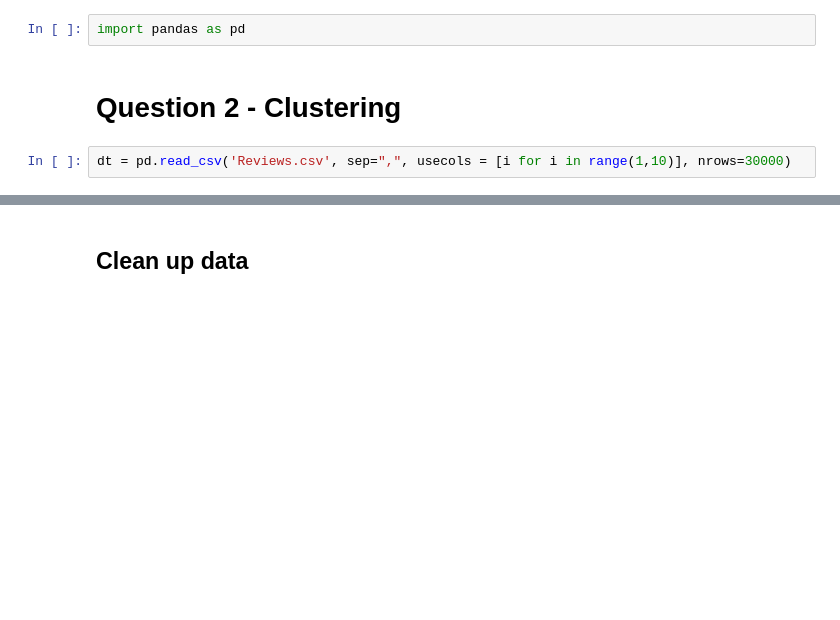
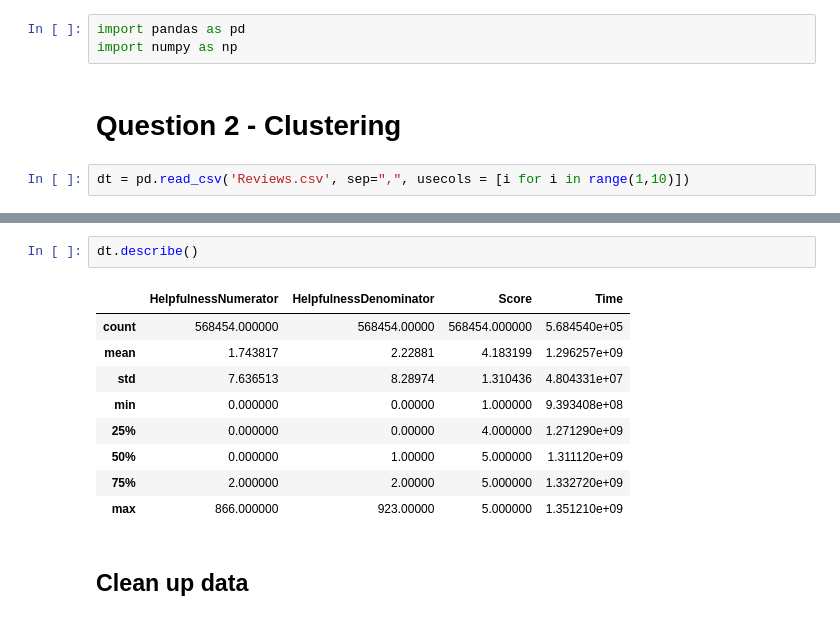
Before and after one commit to Jeremy98-alt/ADM-HW4, a Jupyter notebook: ADM-HW4(Q2).ipynb, the cells around one changed output, grey strips where cells are left out. Drawn from its saved outputs; the diff is of its cells as text; blank space fills up the shorter version.

```diff
--- a/ADM-HW4(Q2).ipynb
+++ b/ADM-HW4(Q2).ipynb
@@ -1,9 +1,10 @@
 # %%
 import pandas as pd
+import numpy as np
 # %% [markdown]
 # Question 2 - Clustering
 # %%
-dt = pd.read_csv('Reviews.csv', sep=",", usecols = [i for i in range(1,10)], nrows=30000)
+dt = pd.read_csv('Reviews.csv', sep=",", usecols = [i for i in range(1,10)])
 # %%
 dt.head()
 # %% [output]
@@ -13,6 +14,18 @@ dt.head()
 | 2 | B000LQOCH0 | ABXLMWJIXXAIN | Natalia Corres "Natalia Corres" | 1 | 1 | 4 | 1219017600 | ... |
 | 3 | B000UA0QIQ | A395BORC6FGVXV | Karl | 3 | 3 | 2 | 1307923200 | ... |
 | 4 | B006K2ZZ7K | A1UQRSCLF8GW1T | Michael D. Bigham "M. Wassir" | 0 | 0 | 5 | 1350777600 | ... |
+# %%
+dt.describe()
+# %% [output]
+|  | HelpfulnessNumerator | HelpfulnessDenominator | Score | Time |
+| count | 568454.000000 | 568454.00000 | 568454.000000 | 5.684540e+05 |
+| mean | 1.743817 | 2.22881 | 4.183199 | 1.296257e+09 |
+| std | 7.636513 | 8.28974 | 1.310436 | 4.804331e+07 |
+| min | 0.000000 | 0.00000 | 1.000000 | 9.393408e+08 |
+| 25% | 0.000000 | 0.00000 | 4.000000 | 1.271290e+09 |
+| 50% | 0.000000 | 1.00000 | 5.000000 | 1.311120e+09 |
+| 75% | 2.000000 | 2.00000 | 5.000000 | 1.332720e+09 |
+| max | 866.000000 | 923.00000 | 5.000000 | 1.351210e+09 |
 # %% [markdown]
 ## Clean up data
 # %%
```
Also changed, not shown: parts of 16 cells of this notebook.
